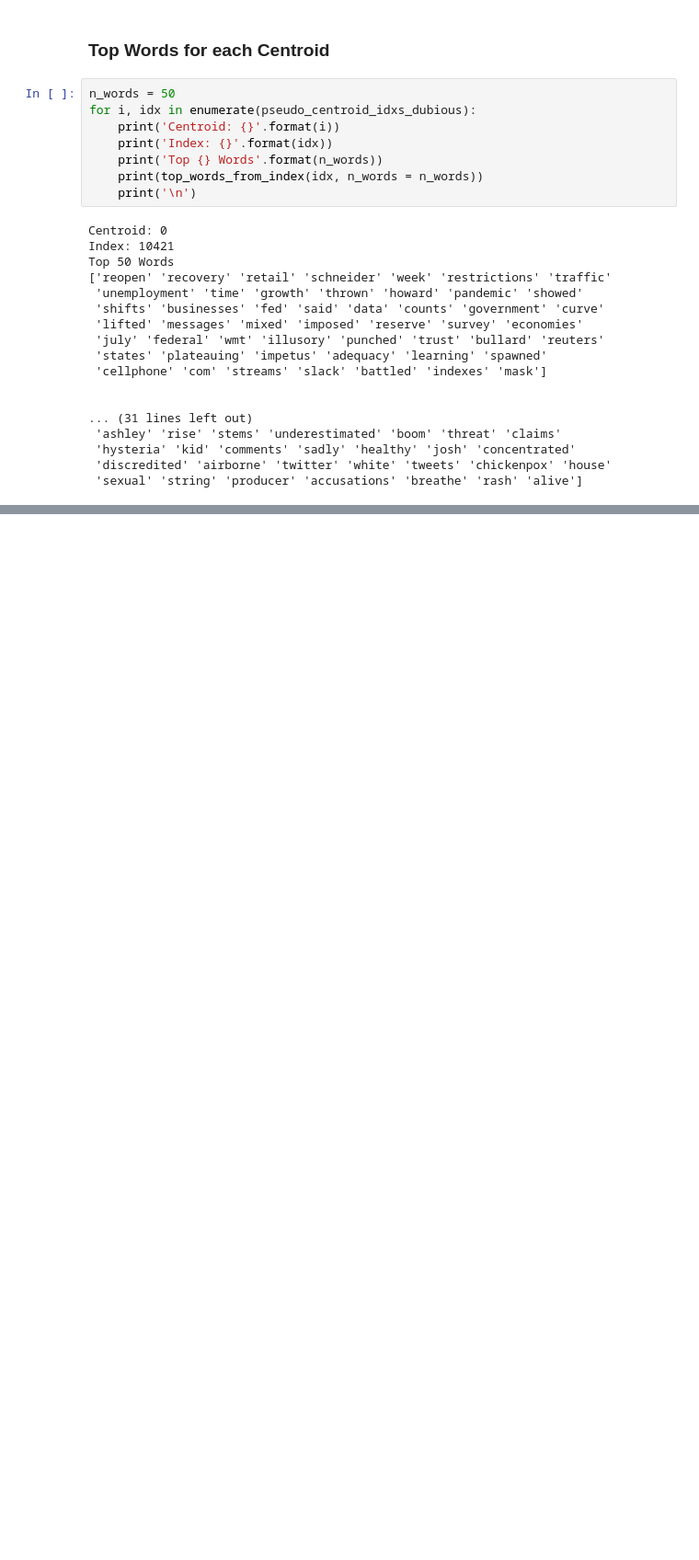
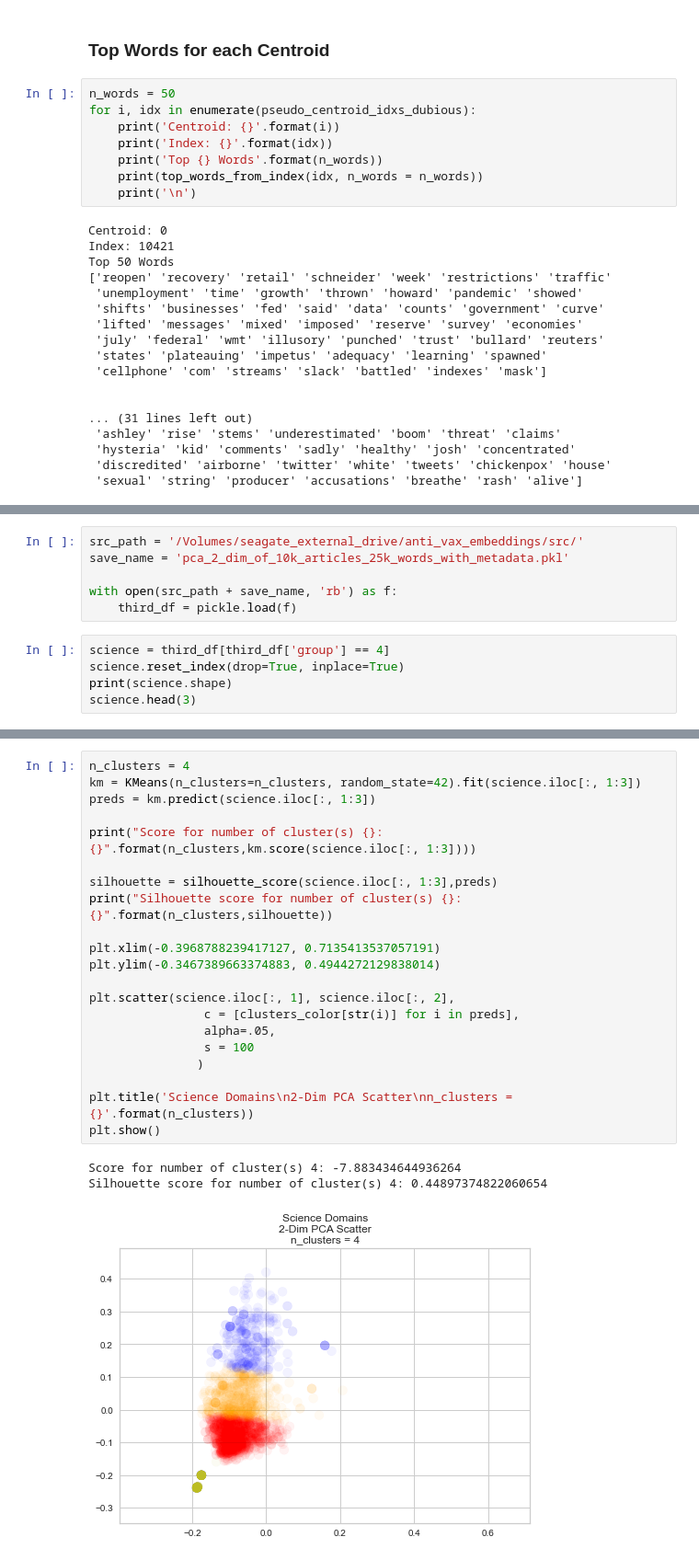
Before and after one commit to rskuzma/anti_vax_embeddings, a Jupyter notebook: src/Key_Words.ipynb, the cells around one changed output, grey strips where cells are left out. Shown: that part at 92% size. Drawn from its saved outputs; the diff is of its cells as text; blank space fills up the shorter version.

Commit message:
centroids and key words for each domain

```diff
--- a/src/Key_Words.ipynb
+++ b/src/Key_Words.ipynb
@@ -475,0 +482,11 @@ Top 50 Words
+# %%
+src_path = '/Volumes/seagate_external_drive/anti_vax_embeddings/src/'
+save_name = 'pca_2_dim_of_10k_articles_25k_words_with_metadata.pkl'
+
+with open(src_path + save_name, 'rb') as f:
+    third_df = pickle.load(f)
+# %%
+science = third_df[third_df['group'] == 4]
+science.reset_index(drop=True, inplace=True)
+print(science.shape)
+science.head(3)
@@ -475,0 +499,25 @@ Top 50 Words
+# %%
+n_clusters = 4
+km = KMeans(n_clusters=n_clusters, random_state=42).fit(science.iloc[:, 1:3])
+preds = km.predict(science.iloc[:, 1:3])
+
+print("Score for number of cluster(s) {}: {}".format(n_clusters,km.score(science.iloc[:, 1:3])))
+
+silhouette = silhouette_score(science.iloc[:, 1:3],preds)
+print("Silhouette score for number of cluster(s) {}: {}".format(n_clusters,silhouette))
+
+plt.xlim(-0.3968788239417127, 0.7135413537057191)
+plt.ylim(-0.3467389663374883, 0.4944272129838014)
+
+plt.scatter(science.iloc[:, 1], science.iloc[:, 2],
+                c = [clusters_color[str(i)] for i in preds],
+                alpha=.05,
+                s = 100
+               )
+
+plt.title('Science Domains\n2-Dim PCA Scatter\nn_clusters = {}'.format(n_clusters))
+plt.show()
+# %% [output]
+Score for number of cluster(s) 4: -7.883434644936264
+Silhouette score for number of cluster(s) 4: 0.44897374822060654
+[figure, added]
```
Also changed, not shown: parts of 24 cells of this notebook.
